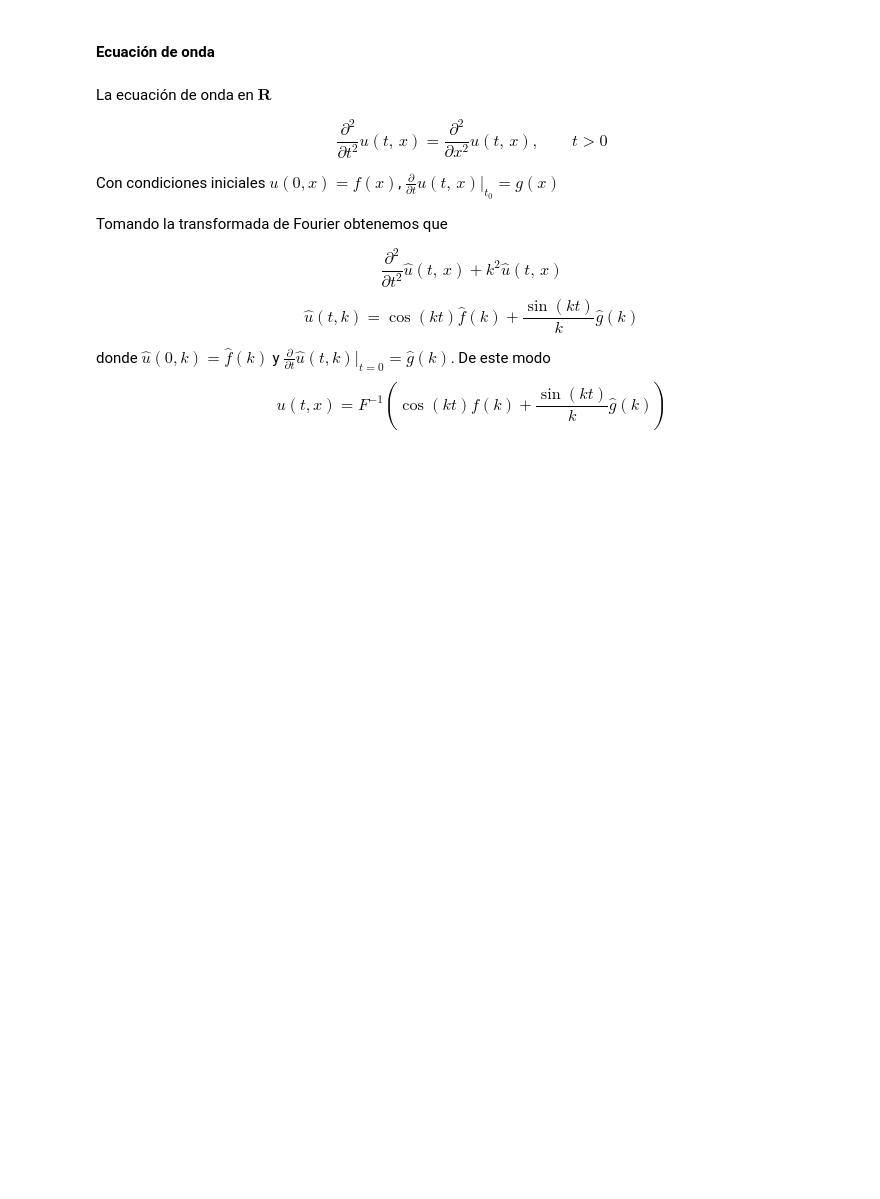
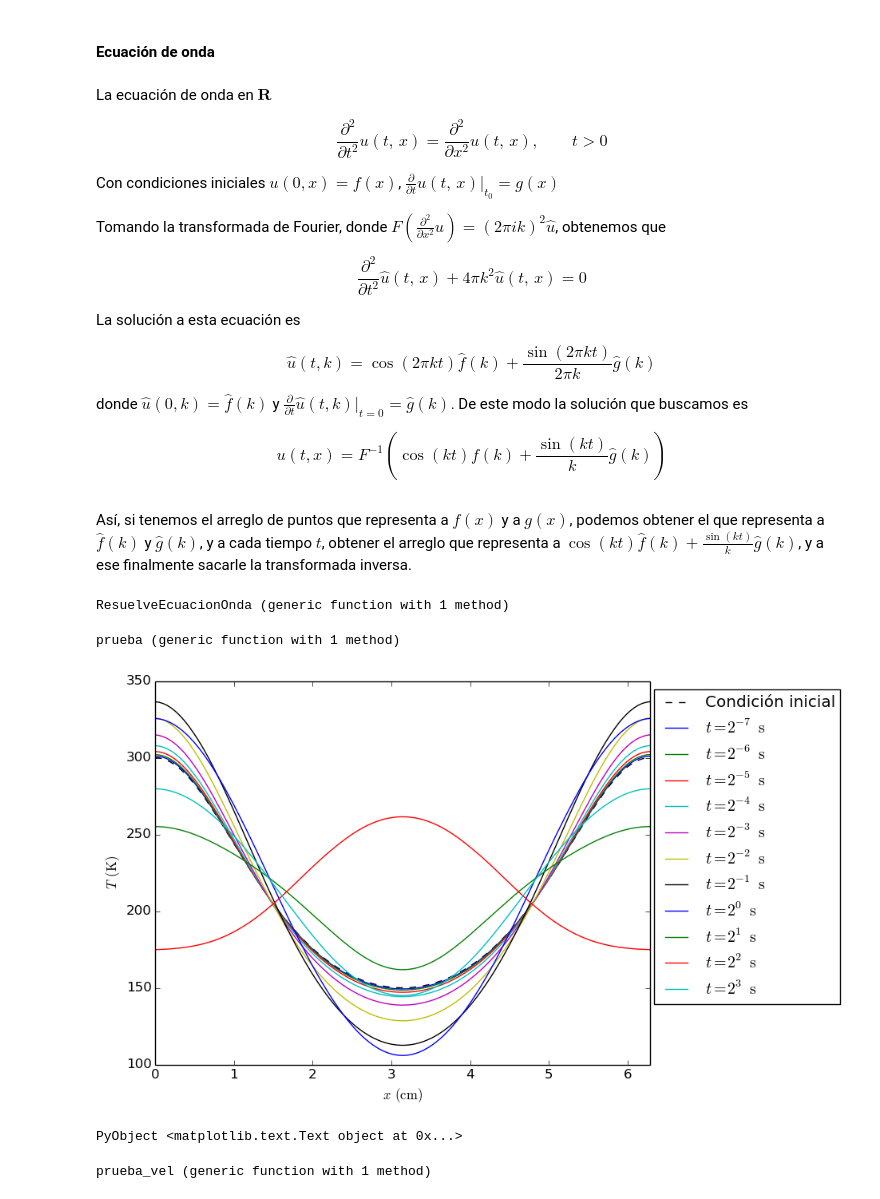
Before and after one commit to carlosmvillegasb/ProyectoFinal, a Jupyter notebook: ProyectoFourier_Granados-Villegas.ipynb, the cells around one changed output. Saved outputs shown, nothing was run; the diff lists cells and outputs as text; code cells hidden in the pictures; blank space fills up the shorter version.

Commit message:
Prueba de la función heat

```diff
--- a/ProyectoFourier_Granados-Villegas.ipynb
+++ b/ProyectoFourier_Granados-Villegas.ipynb
@@ -284,10 +300,66 @@ $$\frac{\partial^2}{\partial t^2}u(t,\,x)=\frac{\partial^2}{\partial x^2}u(t,\,x
 
 Con condiciones iniciales $u(0,x)=f(x)$,  $\frac{\partial}{\partial t}u(t,\,x)|_{t_0}=g(x)$
 
-Tomando la transformada de Fourier obtenemos que
+Tomando la transformada de Fourier, donde $F\left(\frac{\partial^2}{\partial x^2}u\right)=(2\pi i k)^{2}\hat{u}$, obtenemos que
 
-$$\frac{\partial^2}{\partial t^2}\hat{u}(t,\,x)+k^2\hat{u}(t,\,x)$$
-$$\hat{u}(t,k)=\cos(kt)\hat{f}(k)+\frac{\sin (kt) }{k} \hat{g}(k)$$
+$$\frac{\partial^2}{\partial t^2}\hat{u}(t,\,x)+4 \pi k^2\hat{u}(t,\,x)=0$$
 
-donde $\hat{u}(0,k)=\hat{f}(k)$ y $\frac{\partial}{\partial t}\hat{u}(t,k)|_{t=0}=\hat{g}(k)$. De este modo
+La solución a esta ecuación es
+
+$$\hat{u}(t,k)=\cos(2 \pi kt)\hat{f}(k)+\frac{\sin (2 \pi kt) }{2 \pi k} \hat{g}(k)$$
+
+donde $\hat{u}(0,k)=\hat{f}(k)$ y $\frac{\partial}{\partial t}\hat{u}(t,k)|_{t=0}=\hat{g}(k)$. De este modo la solución que buscamos es
+
 $$u(t,x)=F^{-1}\left( \cos(kt) \hat{f} (k)+ \frac{\sin (kt) }{k} \hat{g}(k) \right)$$
+# %% [markdown]
+Así, si tenemos el arreglo de puntos que representa a $f(x)$ y a $g(x)$, podemos obtener el que representa a $\hat{f}(k)$ y $\hat{g}(k)$, y a cada tiempo $t$, obtener el arreglo que representa a $\cos(kt) \hat{f} (k)+ \frac{\sin (kt) }{k} \hat{g}(k)$, y a ese finalmente sacarle la transformada inversa.
+# %%
+function ResuelveEcuacionOnda(condicion_inicial::Function,condicion_inicial_vel::Function,x_final::Real,Δx::Real,t::Real) #La buena
+dominio_x=[0:Δx:x_final]
+N=length(dominio_x)
+    ym=Complex{Float64}[condicion_inicial(x) for x in dominio_x]
+    dym=Complex{Float64}[condicion_inicial_vel(x) for x in dominio_x]
+dominio_k=[((n-1)/(x_final+Δx)) for n in [1:N]]
+Yn=fft(ym)
+    dYn=fft(dym)
+    for n in 1:int(floor(N/2))-1
+        Yn[n+1]=cos(2*π*(dominio_k[n+1])*t)*Yn[n+1]+(sin(2*π*(dominio_k[n+1])*t)*dYn[n+1])/(2*pi*dominio_k[n+1])
+        Yn[N-n+1]=cos(2*π*(dominio_k[n+1])*t)*Yn[n+1]'+(sin(2*π*(dominio_k[n+1])*t)*dYn[n+1]')/(2*pi*dominio_k[n+1])
+    end
+    Yn[int(floor(N/2))+1]=0
+u_solucion=real(ifft(Yn))
+    return u_solucion
+end
+# %% [output]
+ResuelveEcuacionOnda (generic function with 1 method)
+# %%
+prueba(x)=300/(1+(sin(x/2)^2))
+# %% [output]
+prueba (generic function with 1 method)
+# %%
+xm=2*pi
+h=xm/(2^7-1)
+X=[0:h:xm]
+U0=[prueba(x) for x in X]
+plot(X,U0, "k--",label="Condición inicial")
+decadas=11
+for k in 1:decadas
+    expo=float(-8+k)
+    tn=2.^expo
+    #tn=1*k
+    Un=ResuelveEcuacionOnda(prueba,prueba,xm,h,tn)
+    expon=int(expo)
+    plot(X,Un,label="\$t=2^{$expon}\\,\\mathrm{s}\$")
+end
+legend(bbox_to_anchor=(1.4, 1))
+xlim(0,2*pi)
+xlabel(L"$x\,\mathrm{(cm)}$")
+ylabel(L"$T\,\mathrm{(K)}$")
+# %% [output]
+[figure, added]
+PyObject <matplotlib.text.Text object at 0x...>
+# %%
+prueba(x)=sin(x)
+prueba_vel(x)=0
+# %% [output]
+prueba_vel (generic function with 1 method)
```
Also changed, not shown: parts of 3 cells of this notebook.
